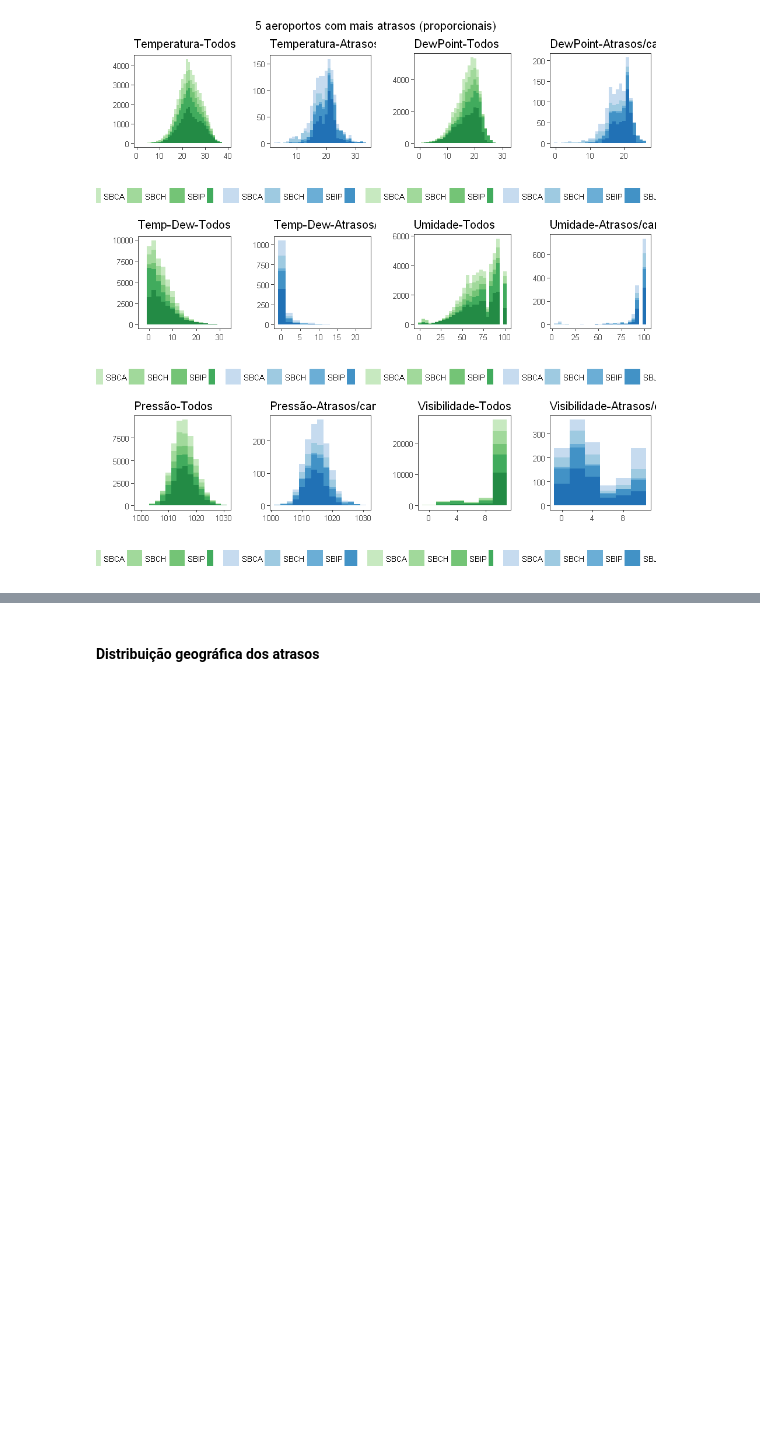
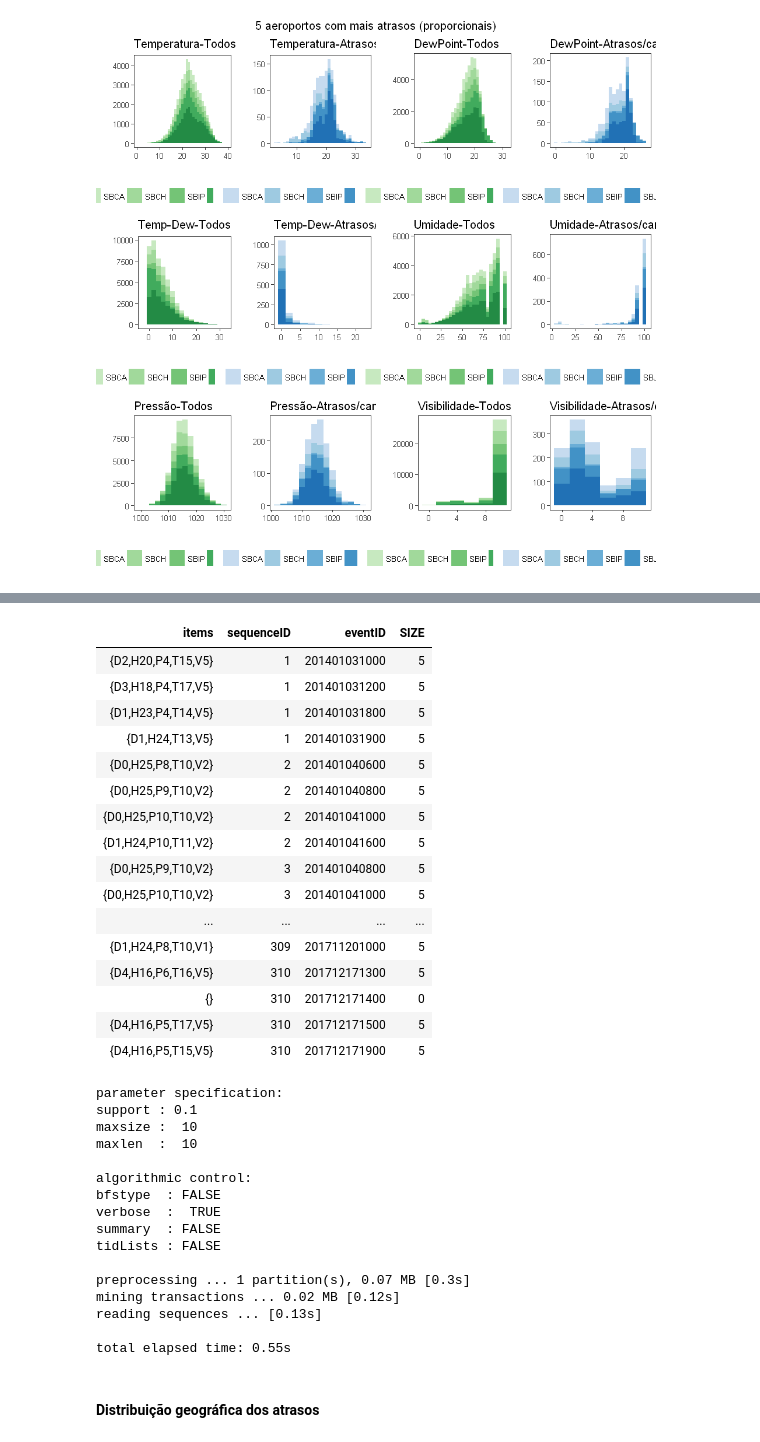
Before and after one commit to jcolares/DM2018, a Jupyter notebook: DataMining.ipynb, the cells around one changed output, grey strips where cells are left out. Drawn from its saved outputs; the diff is of its cells as text; code cells hidden in the pictures; blank space fills up the shorter version.

```diff
--- a/DataMining.ipynb
+++ b/DataMining.ipynb
@@ -740,3 +804,60 @@ rm(list=setdiff(ls(), "vrawu17"))
+# %%
+# Tratando alguns dados
+Gerar coluna com a quantidade de itens em cada linha transacaoo
+dadosMetSBRJ$SIZE = ifelse(gsub("\\s", "", dadosMetSBRJ$metConditions)=="",0, sapply(strsplit(dadosMetSBRJ$metConditions, " "), length))
+
+#Selecionar colunas relevantes para o CSPADE
+dadosMetSBRJ = select(dadosMetSBRJ, SID, timekey, SIZE, metConditions)
+colnames(dadosMetSBRJ) = c("sequenceID", "eventID", "SIZE", "metConditions" )
+
+# Gerar Transactios
+write.table(dadosMetSBRJ, "dados.temp.txt", sep=" ", row.names = FALSE, col.names = FALSE, quote = FALSE)
+
+metTransactions = read_baskets("dados.temp.txt", info = c("sequenceID","eventID","SIZE"))
+
+# Verificar as transaÃ§Ãµes importadas
+as(metTransactions, "data.frame")
+# %%
+# Exectuar o Cspade
+#teste = cspade(metTransactions, parameter = list(support = 0.5), control = list(verbose = TRUE))
+teste = cspade(metTransactions, control = list(verbose = TRUE))
+
+# Verificar o resultado
+resultSBRJ = as(teste, "data.frame")
+# %% [output]
+| items | sequenceID | eventID | SIZE |
+| {D2,H20,P4,T15,V5} | 1 | 201401031000 | 5 |
+| {D3,H18,P4,T17,V5} | 1 | 201401031200 | 5 |
+| {D1,H23,P4,T14,V5} | 1 | 201401031800 | 5 |
+| {D1,H24,T13,V5} | 1 | 201401031900 | 5 |
+| {D0,H25,P8,T10,V2} | 2 | 201401040600 | 5 |
+| {D0,H25,P9,T10,V2} | 2 | 201401040800 | 5 |
+| {D0,H25,P10,T10,V2} | 2 | 201401041000 | 5 |
+| {D1,H24,P10,T11,V2} | 2 | 201401041600 | 5 |
+| {D0,H25,P9,T10,V2} | 3 | 201401040800 | 5 |
+| {D0,H25,P10,T10,V2} | 3 | 201401041000 | 5 |
+| ... | ... | ... | ... |
+| {D1,H24,P8,T10,V1} | 309 | 201711201000 | 5 |
+| {D4,H16,P6,T16,V5} | 310 | 201712171300 | 5 |
+| {} | 310 | 201712171400 | 0 |
+| {D4,H16,P5,T17,V5} | 310 | 201712171500 | 5 |
+| {D4,H16,P5,T15,V5} | 310 | 201712171900 | 5 |
+parameter specification:
+support : 0.1
+maxsize :  10
+maxlen  :  10
+
+algorithmic control:
+bfstype  : FALSE
+verbose  :  TRUE
+summary  : FALSE
+tidLists : FALSE
+
+preprocessing ... 1 partition(s), 0.07 MB [0.3s]
+mining transactions ... 0.02 MB [0.12s]
+reading sequences ... [0.13s]
+
+total elapsed time: 0.55s
 # %% [markdown]
 #### Distribuição geográfica dos atrasos
 # %% [markdown]
```
Also changed, not shown: parts of 9 cells of this notebook.
